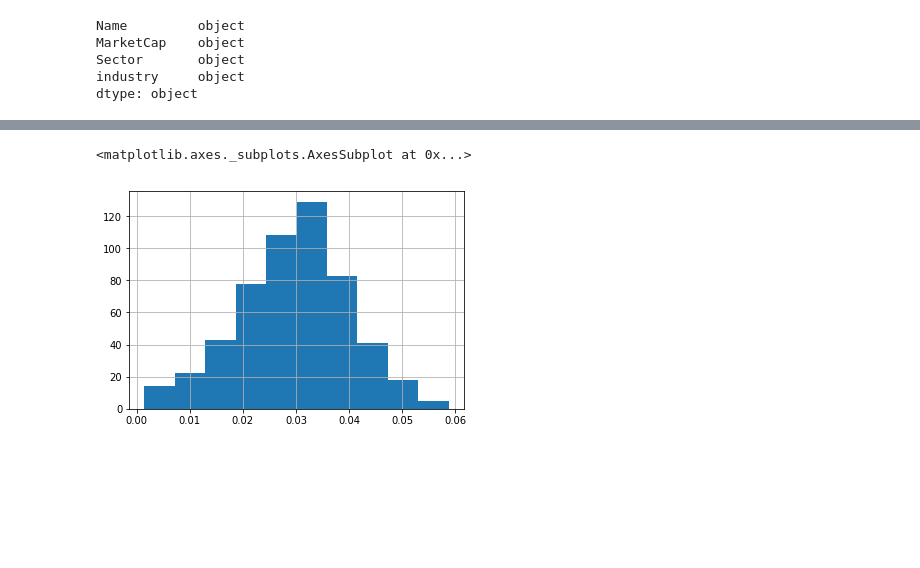
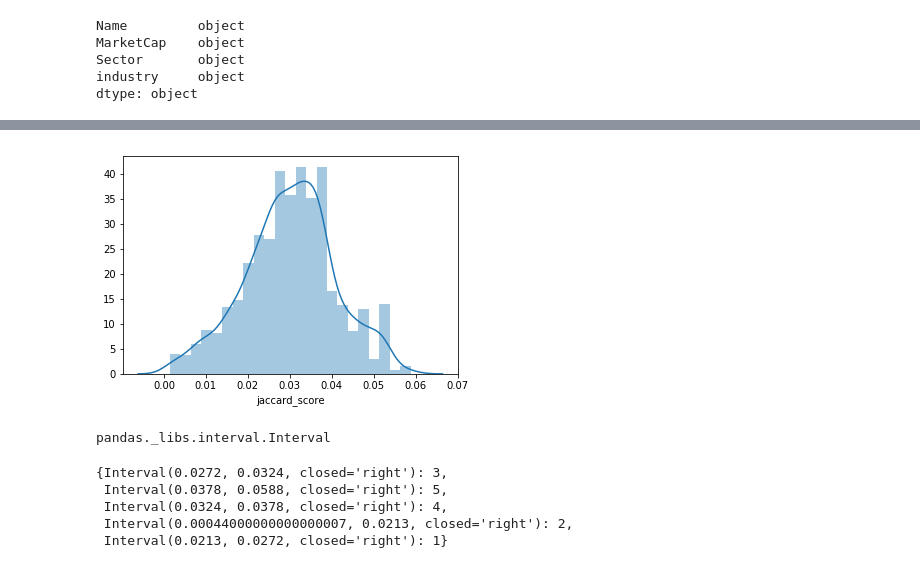
Before and after one commit to matt8955/mod-3-project, a Jupyter notebook: data_transformation.ipynb, the cells around one changed output, grey strips where cells are left out. Saved outputs shown, nothing was run; the diff lists cells and outputs as text; code cells hidden in the pictures; blank space fills up the shorter version.

```diff
--- a/data_transformation.ipynb
+++ b/data_transformation.ipynb
@@ -134,10 +125,24 @@ df_returns.head()
 df = df_returns.join(jaccard_df, how='left')
 # %%
 df.dropna(inplace = True)
-# %%
-df['jaccard_score'].hist()
-# %% [output]
-<matplotlib.axes._subplots.AxesSubplot at 0x...>
-[figure, removed]
-# %%
-df['returns'] = df['2019']
+# %%
+sns.distplot(df['jaccard_score'])
+plt.savefig("jaccard hist.png")
+# %% [output]
+[figure, added]
+# %%
+type(list(pd.qcut(df.jaccard_score, 5).unique())[0])
+# %% [output]
+pandas._libs.interval.Interval
+# %%
+quint_dict = {}
+x = [3,5,4,2,1]
+for i, j in enumerate(list(pd.qcut(df.jaccard_score, 5).unique())):
+    quint_dict[j] = x[i]
+quint_dict
+# %% [output]
+{Interval(0.0272, 0.0324, closed='right'): 3,
+ Interval(0.0378, 0.0588, closed='right'): 5,
+ Interval(0.0324, 0.0378, closed='right'): 4,
+ Interval(0.00044000000000000007, 0.0213, closed='right'): 2,
+ Interval(0.0213, 0.0272, closed='right'): 1}
```
Also changed, not shown: parts of 51 cells of this notebook, 3 other files.
